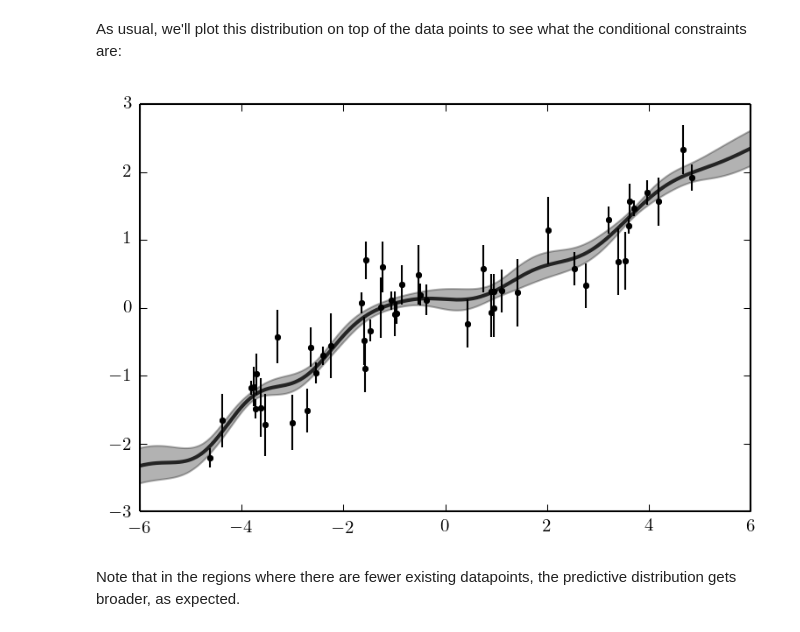
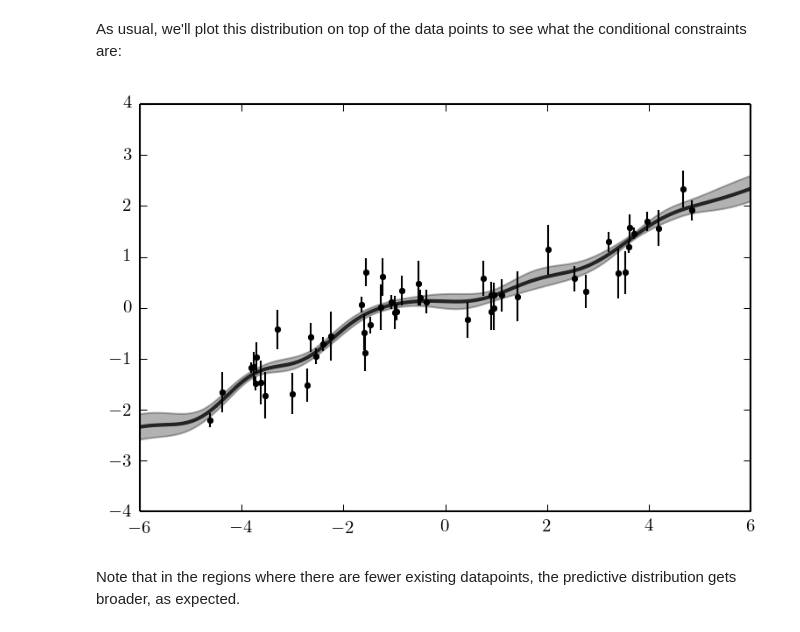
Before and after one commit to dfm/gp, a Jupyter notebook: 01 Fitting a Line with Correlated Noise.ipynb, the cells around one changed output. Drawn from its saved outputs; the diff is of its cells as text; code cells hidden in the pictures.

```diff
--- a/01 Fitting a Line with Correlated Noise.ipynb
+++ b/01 Fitting a Line with Correlated Noise.ipynb
@@ -166,7 +174,7 @@ pos, lp, state = sampler.run_mcmc(pos, 300)
 Rest the sampler and run a production run:
 # %%
 sampler.reset()
-pos, lp, state = sampler.run_mcmc(pos, 1000)
+pos, lp, state = sampler.run_mcmc(pos, 5000)
 chain = sampler.chain
 # %% [markdown]
 We'll look at the traces to get an idea of how the sampling went.
@@ -232,8 +249,10 @@ predict_std = np.std(samples, axis=0)
 # %%
 pl.errorbar(x, y, yerr=yerr, fmt=".k", capsize=0)
 pl.fill_between(x0, f+predict_std, f-predict_std, color="k", alpha=0.3)
-pl.plot(x0, f, "k", lw=2, alpha=0.8);
+pl.plot(x0, f, "k", lw=2, alpha=0.8)
+pl.ylim(-4, 4)
+pl.savefig("figures/line-predict.pdf");
 # %% [output]
-[figure, old version]
+[figure, new version]
 # %% [markdown]
 Note that in the regions where there are fewer existing datapoints, the predictive distribution gets broader, as expected.
```
Also changed, not shown: parts of 9 cells of this notebook, 7 other files.
